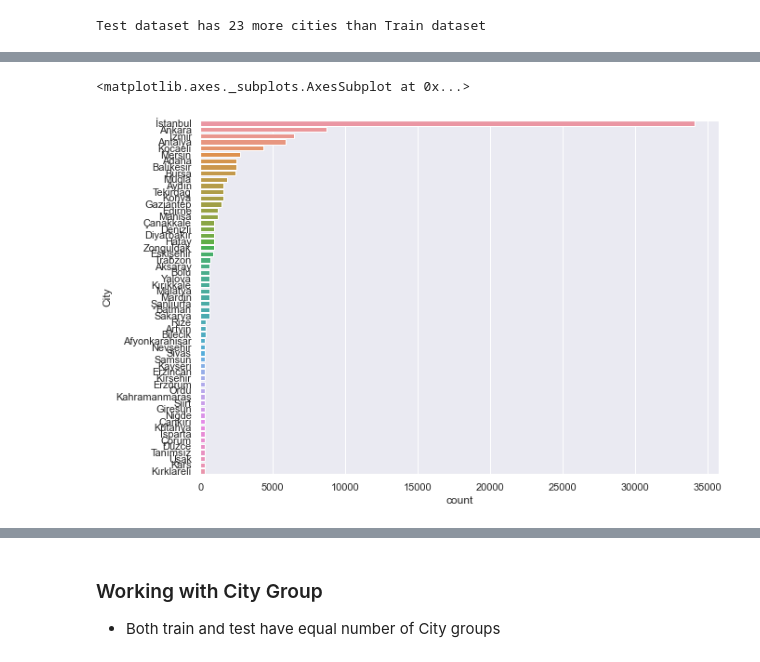
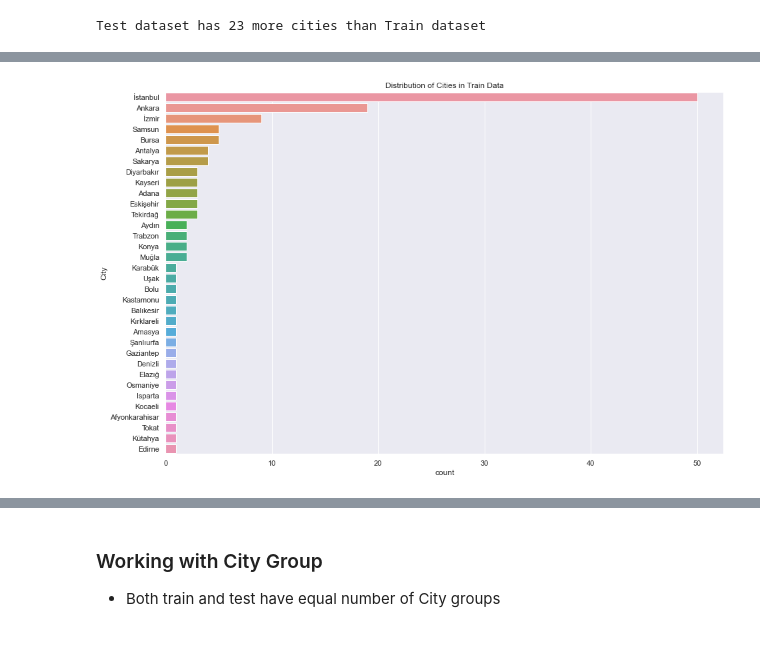
Before and after one commit to HamoyeHQ/stage-f-03-restaurant-sales, a Jupyter notebook: storytelling/Group 20 EDA.ipynb, the cells around one changed output, grey strips where cells are left out. Drawn from its saved outputs; the diff is of its cells as text; code cells hidden in the pictures.

```diff
--- a/storytelling/Group 20 EDA.ipynb
+++ b/storytelling/Group 20 EDA.ipynb
@@ -120,5 +122,7 @@ sns.countplot(y='City', data=train, order = train['City'].value_counts().index)
-# %%
-sns.countplot(y='City', data=test, order = test['City'].value_counts().index)
-# %% [output]
-<matplotlib.axes._subplots.AxesSubplot at 0x...>
-[figure, removed]
+# %%
+plt.figure(figsize=(15, 10))
+sns.countplot(y='City', data=train, order = train['City'].value_counts().index)
+plt.title("Distribution of Cities in Train Data")
+plt.savefig('../images/cities-distribution-train.png', quality=80, format='png')
+# %% [output]
+[figure, added]
```
Also changed, not shown: parts of 22 cells of this notebook, 12 other files.
